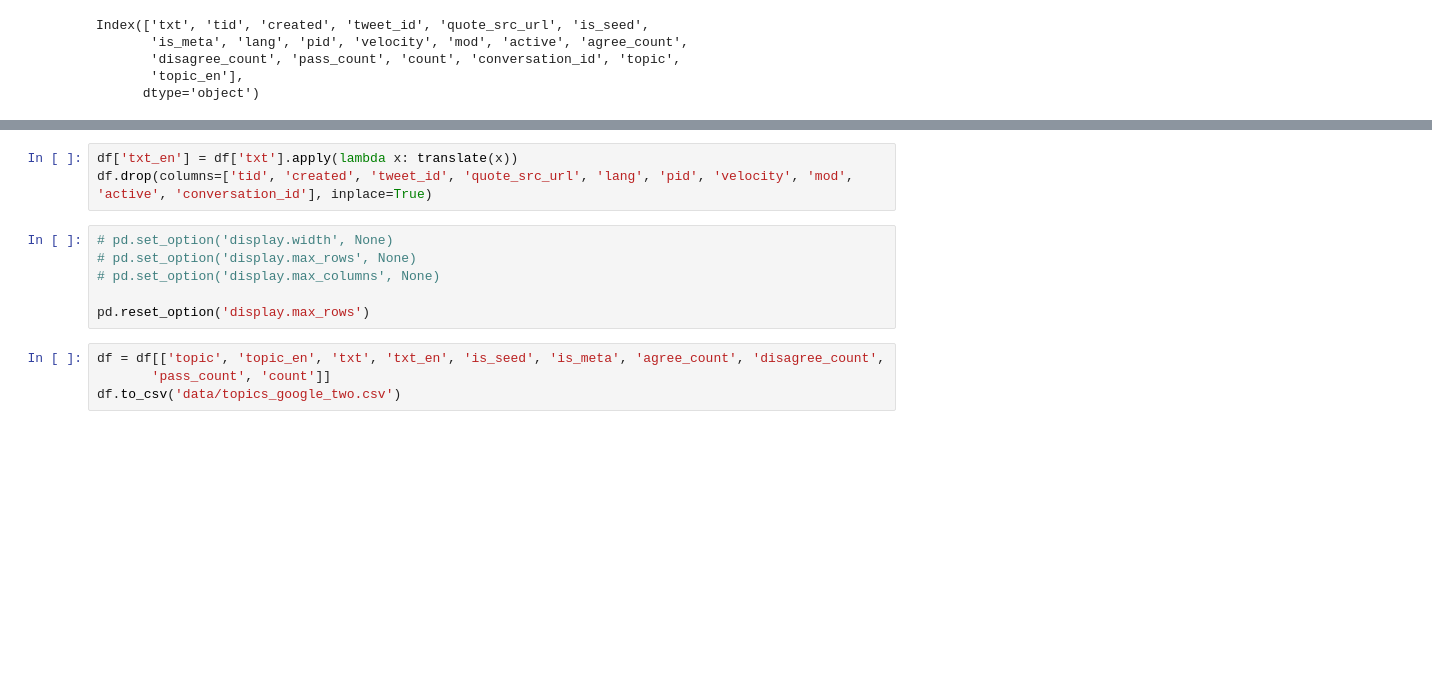
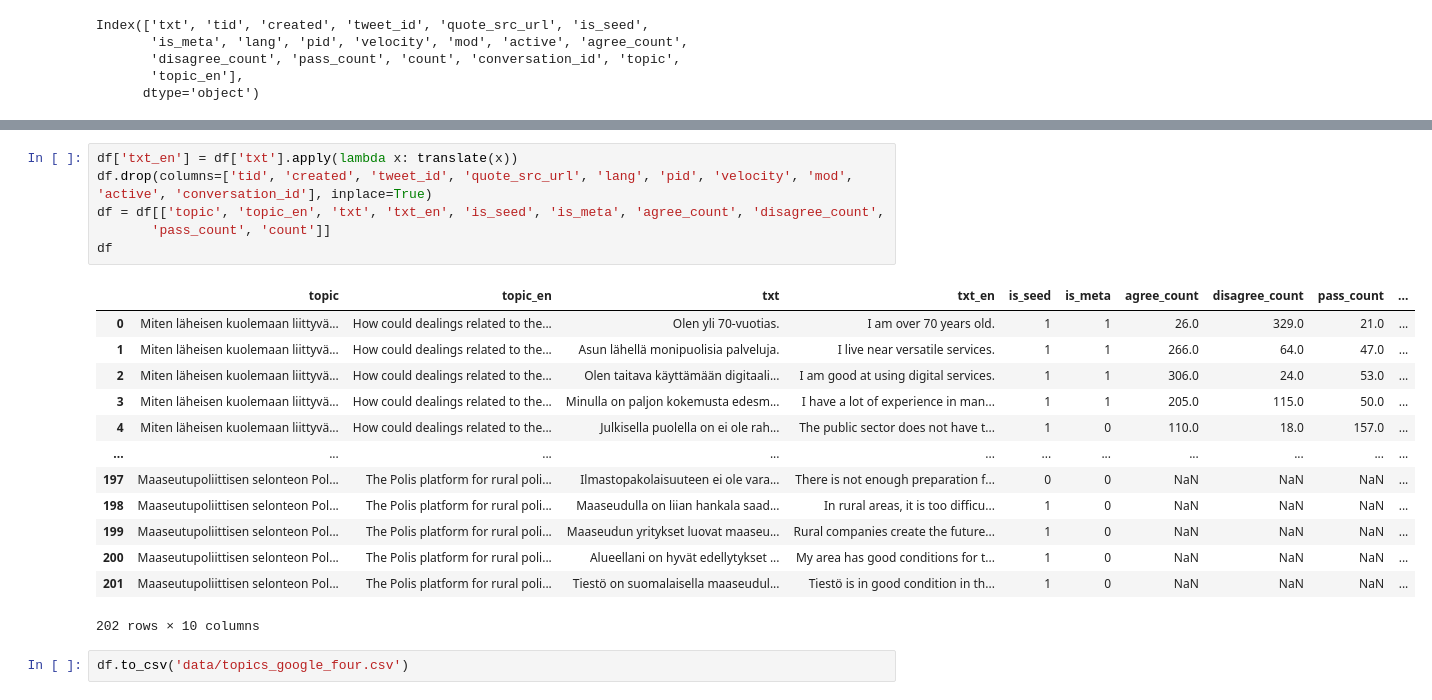
Before and after one commit to sophiaBuss0410/codevelhot, a Jupyter notebook: making data.ipynb, the cells around one changed output, grey strips where cells are left out. Drawn from its saved outputs; the diff is of its cells as text; blank space fills up the shorter version.

```diff
--- a/making data.ipynb
+++ b/making data.ipynb
@@ -92,13 +112,22 @@ Name: count, dtype: int64
 # %%
 df['txt_en'] = df['txt'].apply(lambda x: translate(x))
 df.drop(columns=['tid', 'created', 'tweet_id', 'quote_src_url', 'lang', 'pid', 'velocity', 'mod', 'active', 'conversation_id'], inplace=True)
+df = df[['topic', 'topic_en', 'txt', 'txt_en', 'is_seed', 'is_meta', 'agree_count', 'disagree_count',
+       'pass_count', 'count']]
+df
+# %% [output]
+|  | topic | topic_en | txt | txt_en | is_seed | is_meta | agree_count | disagree_count | pass_count | ... |
+| 0 | Miten läheisen kuolemaan liittyvä... | How could dealings related to the... | Olen yli 70-vuotias. | I am over 70 years old. | 1 | 1 | 26.0 | 329.0 | 21.0 | ... |
+| 1 | Miten läheisen kuolemaan liittyvä... | How could dealings related to the... | Asun lähellä monipuolisia palveluja. | I live near versatile services. | 1 | 1 | 266.0 | 64.0 | 47.0 | ... |
+| 2 | Miten läheisen kuolemaan liittyvä... | How could dealings related to the... | Olen taitava käyttämään digitaali... | I am good at using digital services. | 1 | 1 | 306.0 | 24.0 | 53.0 | ... |
+| 3 | Miten läheisen kuolemaan liittyvä... | How could dealings related to the... | Minulla on paljon kokemusta edesm... | I have a lot of experience in man... | 1 | 1 | 205.0 | 115.0 | 50.0 | ... |
+| 4 | Miten läheisen kuolemaan liittyvä... | How could dealings related to the... | Julkisella puolella on ei ole rah... | The public sector does not have t... | 1 | 0 | 110.0 | 18.0 | 157.0 | ... |
+| ... | ... | ... | ... | ... | ... | ... | ... | ... | ... | ... |
+| 197 | Maaseutupoliittisen selonteon Pol... | The Polis platform for rural poli... | Ilmastopakolaisuuteen ei ole vara... | There is not enough preparation f... | 0 | 0 | NaN | NaN | NaN | ... |
+| 198 | Maaseutupoliittisen selonteon Pol... | The Polis platform for rural poli... | Maaseudulla on liian hankala saad... | In rural areas, it is too difficu... | 1 | 0 | NaN | NaN | NaN | ... |
+| 199 | Maaseutupoliittisen selonteon Pol... | The Polis platform for rural poli... | Maaseudun yritykset luovat maaseu... | Rural companies create the future... | 1 | 0 | NaN | NaN | NaN | ... |
+| 200 | Maaseutupoliittisen selonteon Pol... | The Polis platform for rural poli... | Alueellani on hyvät edellytykset ... | My area has good conditions for t... | 1 | 0 | NaN | NaN | NaN | ... |
+| 201 | Maaseutupoliittisen selonteon Pol... | The Polis platform for rural poli... | Tiestö on suomalaisella maaseudul... | Tiestö is in good condition in th... | 1 | 0 | NaN | NaN | NaN | ... |
+202 rows × 10 columns
-# %%
-# pd.set_option('display.width', None)
-# pd.set_option('display.max_rows', None)
-# pd.set_option('display.max_columns', None)
-
-pd.reset_option('display.max_rows')
-# %%
-df = df[['topic', 'topic_en', 'txt', 'txt_en', 'is_seed', 'is_meta', 'agree_count', 'disagree_count',
-       'pass_count', 'count']]
-df.to_csv('data/topics_google_two.csv')
+# %%
+df.to_csv('data/topics_google_four.csv')
```
Also changed, not shown: parts of 9 cells of this notebook, 3 other files.
